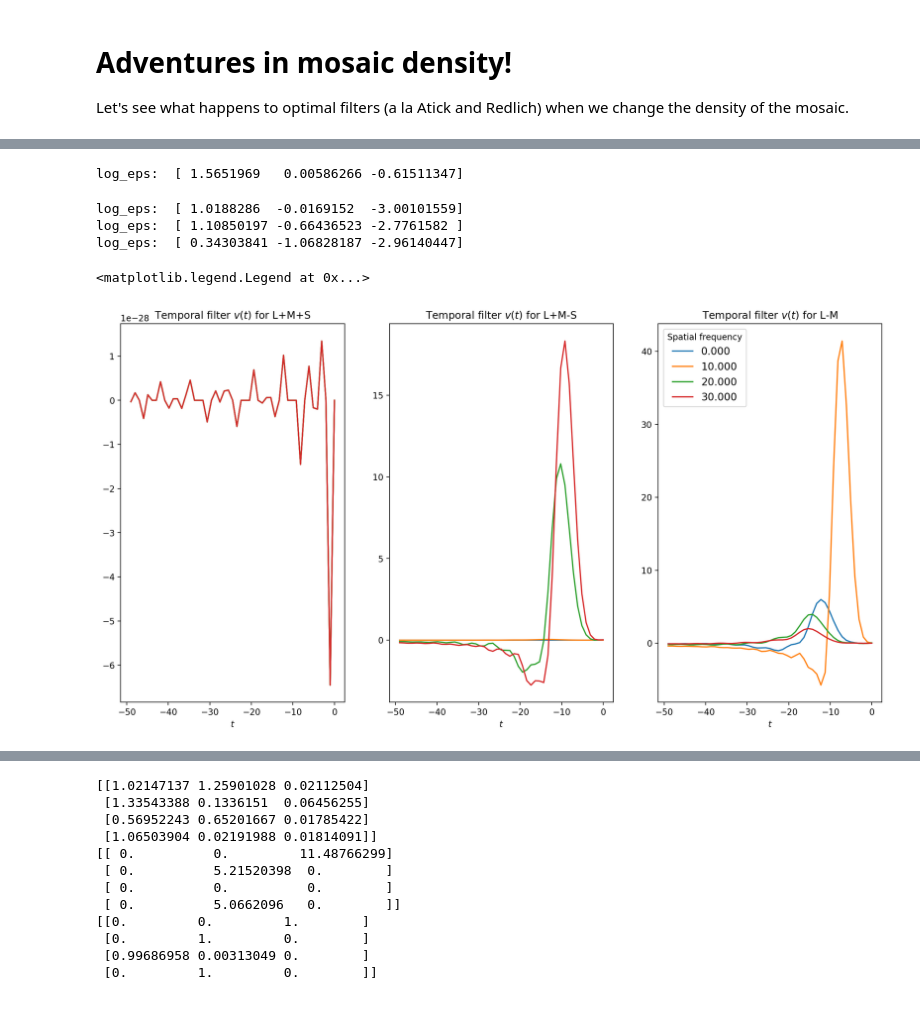
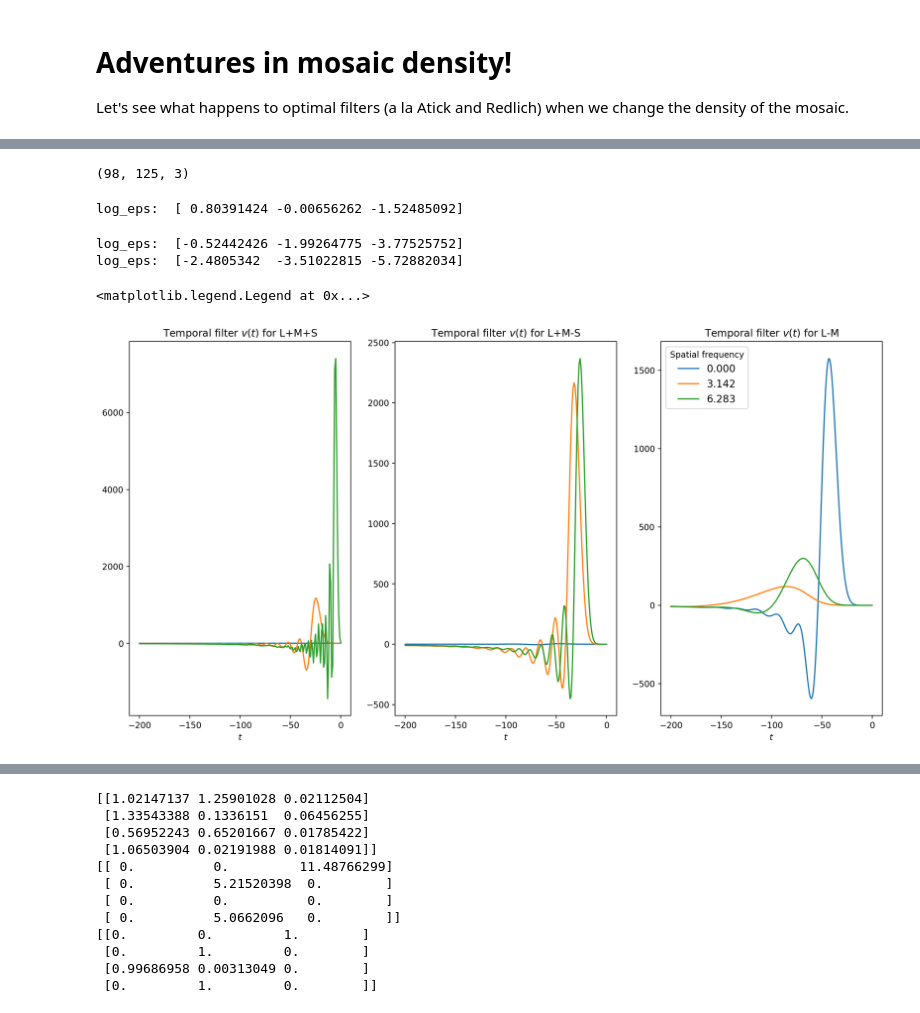
Before and after one commit to pearsonlab/efficientcodingcolor, a Jupyter notebook: Code/mosaic_density_color_empirical_Cx_v2.ipynb, the cells around one changed output, grey strips where cells are left out. Cells and saved outputs as stored; diff of their text form; code cells hidden in the pictures.

```diff
--- a/Code/mosaic_density_color_empirical_Cx_v2.ipynb
+++ b/Code/mosaic_density_color_empirical_Cx_v2.ipynb
@@ -101,6 +110,4 @@ def C_fix_k(C, k, i):
 # %%
-
-
 #First frequencies are positive, I shouldn't use fftshift!!!
 #freqs_k = scipy.fft.fftshift(scipy.fft.fftfreq(N, d=dz) * 2 * np.pi)
 #freqs_omega = scipy.fft.fftshift(scipy.fft.fftfreq(M, d=dt) * 2 * np.pi)
@@ -205,12 +212,12 @@ def filter_power(eps, fixed_freq, indices, klims, channel, fixed_type):
 
     dk = 2*np.pi/len(indices)
 
-    freqs = indices*2*np.pi/len(indices)
+    freqs = indices#*2*np.pi/len(indices)
     freqs = pad_and_reflect(freqs, len(freqs)*2 - 2)
 
     #return np.sum(v2**2 * np.abs(freqs) * (ktilde + 1) * dk)/(2 * np.pi)**2
     return np.sum(v2**2 * np.abs(freqs) * (1/ktilde + 1) * dk)/(2 * np.pi)
-    return np.sum(v2**2 * np.abs(freqs) * (Ck + sigin**2) * dk)/(2 * np.pi)**2 #Original version
+    #return np.sum(v2**2 * np.abs(freqs) * (Ck + sigin**2) * dk)/(2 * np.pi)**2 #Original version
     #John: Needs to make sure I do the conversion from integral to sum correctly
     #Need to make srue dk is the correct value. dk = 2*pi/L
     #By convention, frequencies discrete are -pi to pi. My frequencies are from 0 to L.
@@ -248,11 +258,17 @@ dz = 1#Cx.shape[0]/N
 #freqs_k = scipy.fft.fftshift(scipy.fft.fftfreq(N, d=dz) * 2 * np.pi)
 #freqs_omega = scipy.fft.fftshift(scipy.fft.fftfreq(M, d=dt) * 2 * np.pi)
 
+
 k_min = 0
 k_max = 98
-k_indices = np.linspace(k_min, k_max -1, k_max - k_min)
-omega_indices = np.array([0,10,20,30])
-#omega_indices = np.array([0,15,45,65])
+n_freqs = 1000
+k_samples_per_freq = 10
+
+#k_indices = np.linspace(k_min, k_max -1, (k_max - k_min)*k_samples_per_freq)
+k_indices = np.linspace(0, 2*np.pi, 10000)
+
+omega_indices = np.array([0,40,80,120])*2*np.pi/125
+#omega_indices = np.array([0,5,10,15,20,25,30,35,40,45,50])*2*np.pi/125
 
 #freqs_k = (scipy.fft.fftfreq(N, d=dz) * np.pi)[0:N//2+1
 
@@ -264,16 +280,17 @@ L = (len(k_indices)//2) * dz
 zz = np.linspace(-L/2, L/2, N)
 
 # make a double exponential smoothing filter
-fz = np.arange(-.2,.2, 0.01)
-ff = np.exp(-20 * np.abs(fz))
+fz = np.arange(-10,10, 0.01)
+ff = np.exp(-0.01 * np.abs(fz))
 ff /= np.sum(ff)
 vv_all = []
 vf_all = []
 vvf_all = []
 vspace_all = []
+powers = []
 
 
-colors = ['red', 'green', 'blue', 'purple', 'orange', 'brown', 'yellow', 'pink', 'darkred', 'olive']
+colors = ['red', 'green', 'blue', 'purple', 'orange', 'brown', 'yellow', 'pink', 'darkred', 'olive', 'indigo']
 c = 0
 lines = []
 channel_labels = ['L+M+S', 'L+M-S', 'L-M']
@@ -283,8 +300,11 @@ for fixed_omega in omega_indices:
     #log_eps = log_eps[::-1]
     print(10**log_eps)
     vspace_omega = []
+    powers_omega = []
     for i in range(n_channels):
         vv = filter_k(fixed_omega, k_indices, 10**log_eps[i], 'temporal', i)(k_indices)
+        power = filter_power(10**log_eps[i], fixed_omega, k_indices, None, i, 'temporal')
+        powers_omega.append(power)
         #vv = vv[:,0]
         #vv = vv[::-1]
         vv_all.append(vv)
@@ -307,16 +327,17 @@ for fixed_omega in omega_indices:
         vspace = np.real(scipy.fft.fftshift(scipy.fft.fft(scipy.fft.ifftshift(vvf))))
         vspace_omega.append(vspace)
         vspace_all.append(vspace)
+    powers.append(powers_omega)
     vspace_omega = np.array(vspace_omega)
     vspace_omega /= np.linalg.norm(vspace_omega)
     for i in range(n_channels):
-        if np.mean(vspace) == 0:
+        if np.max(vspace_omega[i,:]) == 0:
             print("Zero vspace for kf: ", fixed_omega, i)
         #line, = ax[i].plot(zz, vspace, color = colors[c], label = str(('{:.3f}').format(fixed_omega)))
         line, = ax[i].plot(vspace_omega[i,:], color = colors[c], label = str(('{:.3f}').format(fixed_omega)))
 
         center = int(vspace.shape[0]/2)
-        plot_range = 50
+        plot_range = 30
         ax[i].set_xlim(center - plot_range, center + plot_range)
         #ax[i].set_yticks([])
         ax[i].set_xlabel(r"$z$")
@@ -326,6 +347,7 @@ for fixed_omega in omega_indices:
     lines.append(line)
     c += 1
 ax[i].legend(handles=lines, title = "Temporal frequency", fontsize = 12)
+powers = np.array(powers)
     #ax[0].text(*label_loc, r'\textbf{B}', transform=ax[0].transAxes, fontsize=fontsize, fontweight=fontweight, va='top')
     #cbar = fig.colorbar(s)
     #cbar.ax.tick_params(labelsize=50)
@@ -355,3 +370,7 @@ array([[0.37133712, 0.54043432, 0.08822859],
+# %%
+Cx.shape
+# %% [output]
+(98, 125, 3)
 # %%
 fig, ax = plt.subplots(1, 3, figsize=(16, 8))
 P = 1
@@ -368,8 +387,8 @@ dz = 1#Cx.shape[0]/N
 
 w_min = 0
 w_max = 50
-k_indices = np.array([0,10,20,30])
-w_indices = np.linspace(w_min, w_max -1, w_max - w_min)
+k_indices = np.array([0,50,100])*2*np.pi/100
+w_indices = np.linspace(0, 2*np.pi, 10000)
 
 #freqs_k = (scipy.fft.fftfreq(N, d=dz) * np.pi)[0:N//2+1
 
@@ -381,8 +400,8 @@ L = (len(k_indices)//2) * dz
 zz = np.linspace(-L/2, L/2, N)
 
 # make a double exponential smoothing filter
-fz = np.arange(-.2,.2, 0.01)
-ff = np.exp(-20 * np.abs(fz))
+fz = np.arange(-10,10, 0.01)
+ff = np.exp(-1 * np.abs(fz))
 ff /= np.sum(ff)
 vv_all = []
 vf_all = []
@@ -398,39 +417,39 @@ channel_labels = ['L+M+S', 'L+M-S', 'L-M']
 
 for fixed_k in k_indices:
     log_eps = optimal_logeps(fixed_k, w_indices, None, P, 'spatial')
 
     print("log_eps: ", log_eps)
     vts = []
     for i in range(n_channels):
         vv = filter_k(fixed_k, w_indices, 10**log_eps[i], 'spatial', i)(w_indices)
         #Prevents artifacts when output filter is 0 for all freqs.
         vf = np.convolve(vv[vv.shape[0]//2:], ff, mode='same')
 
         log_v = extrap_and_reflect(vf, vv.shape[0], return_log=True)
         log_v_a = np.conj(ssig.hilbert(log_v))
         vt = np.real(scipy.fft.fftshift(scipy.fft.fft(scipy.fft.ifftshift(np.exp(log_v_a)))))
         vv_all.append(vv)
         vt_all.append(vt)
         vts.append(vt)
     vts = np.array(vts)
     #vts /= np.linalg.norm(vts)
     t_length = int((vts.shape[1]-1)/2)
+    plot_range = 200
     for i in range(n_channels):
-        line, = ax[i].plot(np.linspace(-t_length,0, t_length),vts[i,0:t_length], label = str(('{:.3f}').format(fixed_k)))
+        line, = ax[i].plot(np.linspace(-plot_range,0, plot_range),vts[i,t_length-plot_range:t_length], label = str(('{:.3f}').format(fixed_k)))
         if i == 0:
             lines.append(line)
         #ax[i].set_xlim(-0.35, 0.05)
         ax[i].set_xlabel(r"$t$")
         #ax[i].set_yticks([])
         ax[i].set_title(r"Temporal filter $v(t)$ for " + channel_labels[i]);
 ax[i].legend(handles=lines, title = "Spatial frequency", fontsize = 12)
 # %% [output]
-log_eps:  [ 1.5651969   0.00586266 -0.61511347]
+log_eps:  [ 0.80391424 -0.00656262 -1.52485092]
-log_eps:  [ 1.0188286  -0.0169152  -3.00101559]
-log_eps:  [ 1.10850197 -0.66436523 -2.7761582 ]
-log_eps:  [ 0.34303841 -1.06828187 -2.96140447]
+log_eps:  [-0.52442426 -1.99264775 -3.77525752]
+log_eps:  [-2.4805342  -3.51022815 -5.72882034]
 <matplotlib.legend.Legend at 0x...>
-[figure, old version]
+[figure, new version]
 # %%
 fig, ax = plt.subplots(1, 3, figsize=(16, 8))
 fig2, ax2 = plt.subplots(1,3, figsize = (16,8))
```
Also changed, not shown: parts of 9 cells of this notebook, 1 other file.
